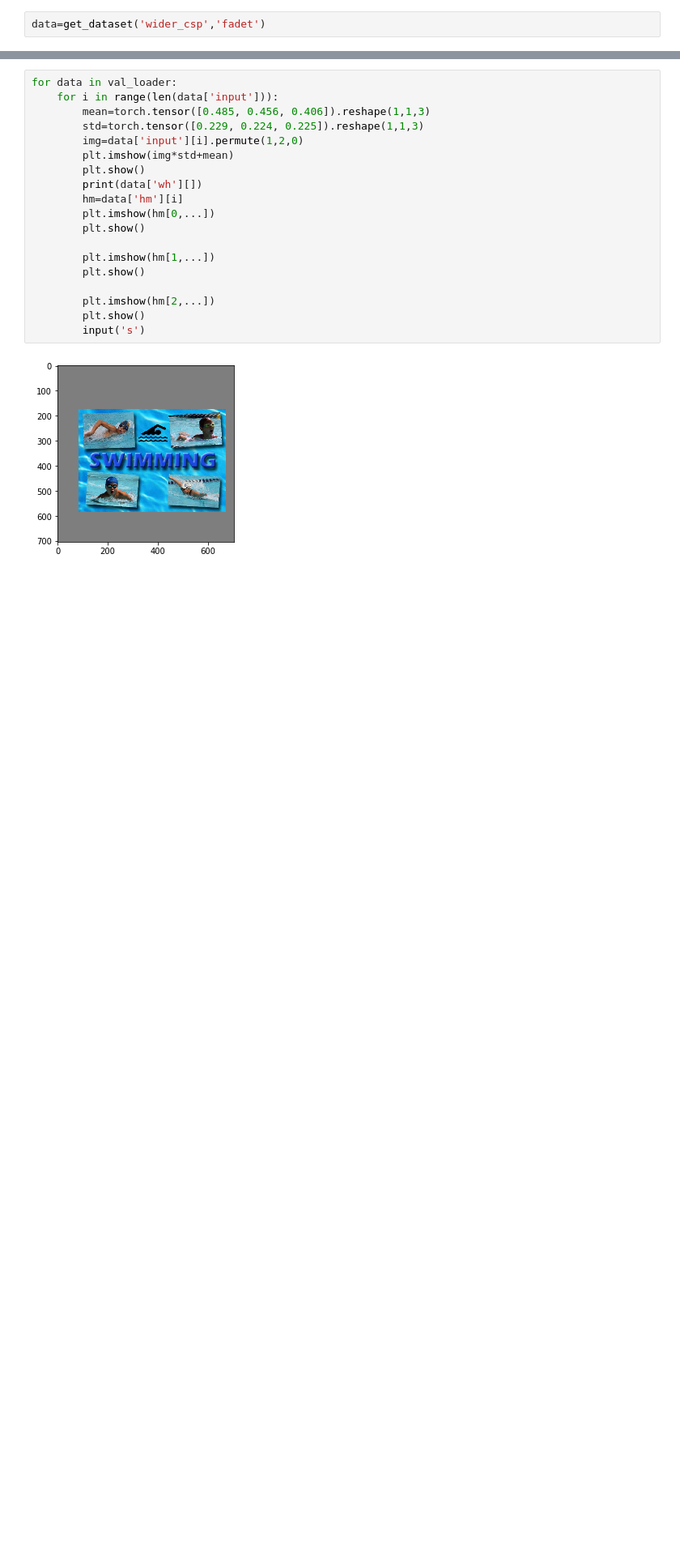
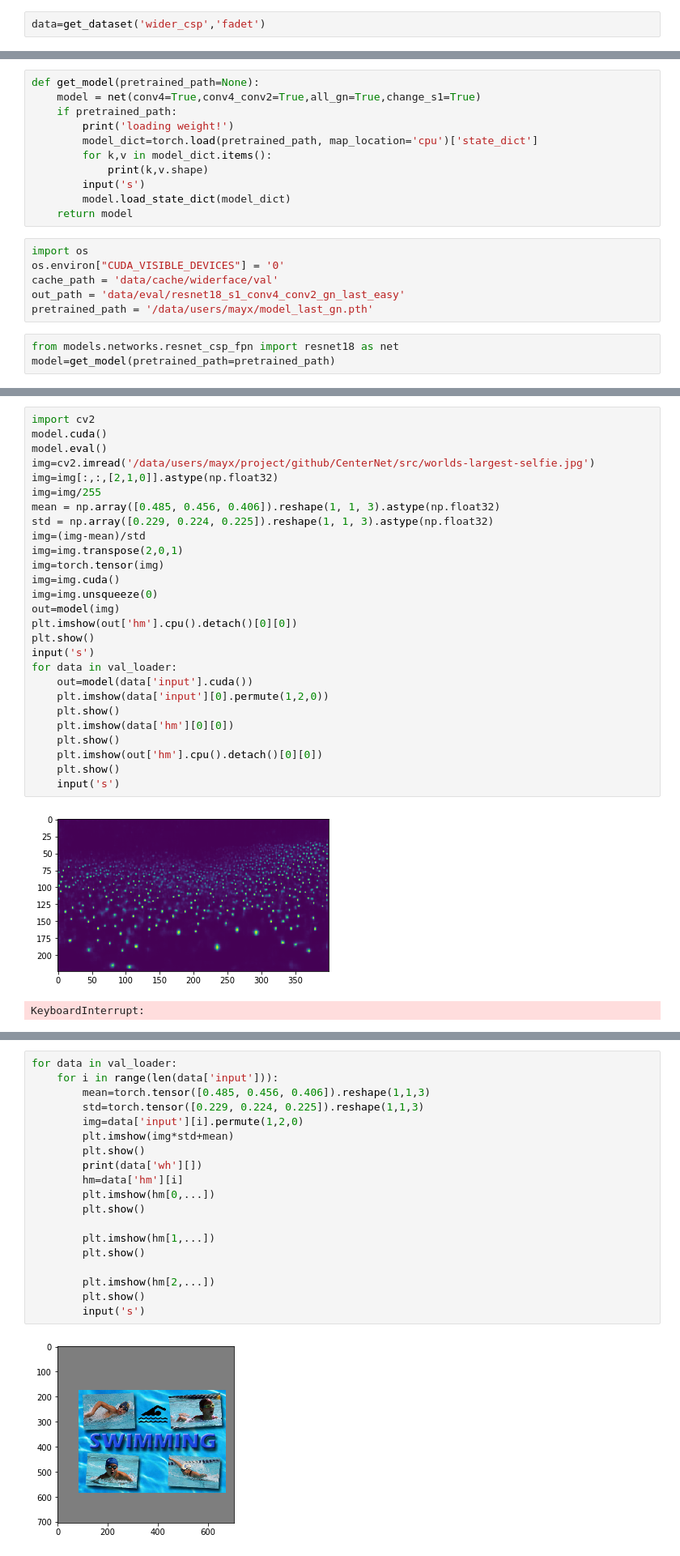
Before and after one commit to ImMrMa/PL_face_detection, a Jupyter notebook: src/Untitled2.ipynb, the cells around one changed output, grey strips where cells are left out. Shown at 81% size. Drawn from its saved outputs; the diff is of its cells as text; blank space fills up the shorter version.

```diff
--- a/src/Untitled2.ipynb
+++ b/src/Untitled2.ipynb
@@ -10,0 +107,20 @@ data=get_dataset('wider_csp','fadet')
+# %%
+def get_model(pretrained_path=None):
+    model = net(conv4=True,conv4_conv2=True,all_gn=True,change_s1=True)
+    if pretrained_path:
+        print('loading weight!')
+        model_dict=torch.load(pretrained_path, map_location='cpu')['state_dict']
+        for k,v in model_dict.items():
+            print(k,v.shape)
+        input('s')
+        model.load_state_dict(model_dict)
+    return model
+# %%
+import os
+os.environ["CUDA_VISIBLE_DEVICES"] = '0'
+cache_path = 'data/cache/widerface/val'
+out_path = 'data/eval/resnet18_s1_conv4_conv2_gn_last_easy'
+pretrained_path = '/data/users/mayx/model_last_gn.pth'
+# %%
+from models.networks.resnet_csp_fpn import resnet18 as net
+model=get_model(pretrained_path=pretrained_path)
@@ -10,0 +145,30 @@ data=get_dataset('wider_csp','fadet')
+# %%
+import cv2
+model.cuda()
+model.eval()
+img=cv2.imread('/data/users/mayx/project/github/CenterNet/src/worlds-largest-selfie.jpg')
+img=img[:,:,[2,1,0]].astype(np.float32)
+img=img/255
+mean = np.array([0.485, 0.456, 0.406]).reshape(1, 1, 3).astype(np.float32)
+std = np.array([0.229, 0.224, 0.225]).reshape(1, 1, 3).astype(np.float32)
+img=(img-mean)/std
+img=img.transpose(2,0,1)
+img=torch.tensor(img)
+img=img.cuda()
+img=img.unsqueeze(0)
+out=model(img)
+plt.imshow(out['hm'].cpu().detach()[0][0])
+plt.show()
+input('s')
+for data in val_loader:
+    out=model(data['input'].cuda())
+    plt.imshow(data['input'][0].permute(1,2,0))
+    plt.show()
+    plt.imshow(data['hm'][0][0])
+    plt.show()
+    plt.imshow(out['hm'].cpu().detach()[0][0])
+    plt.show()
+    input('s')
+# %% [output]
+[figure, added]
+KeyboardInterrupt:
```
Also changed, not shown: parts of 15 cells of this notebook, 13 other files.
